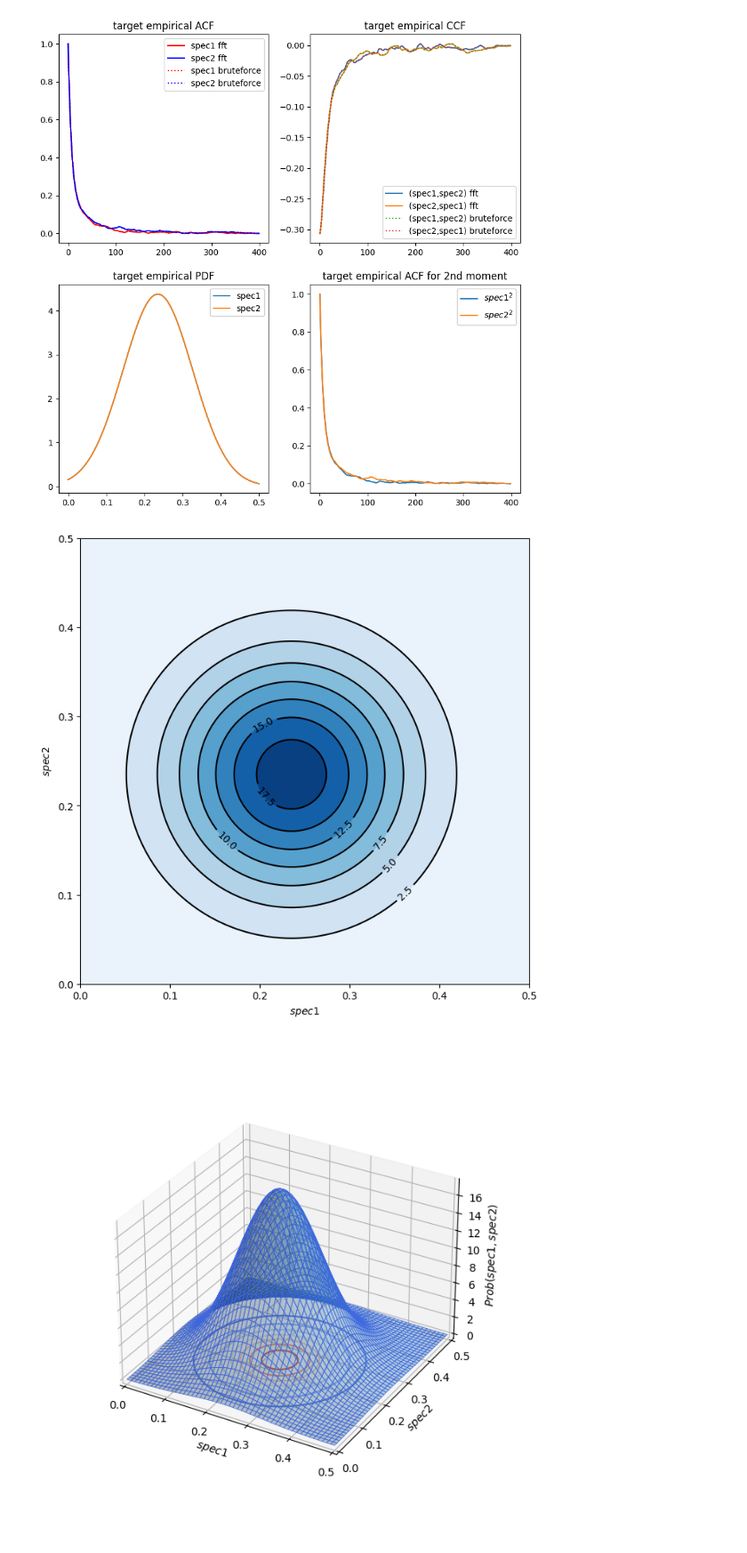
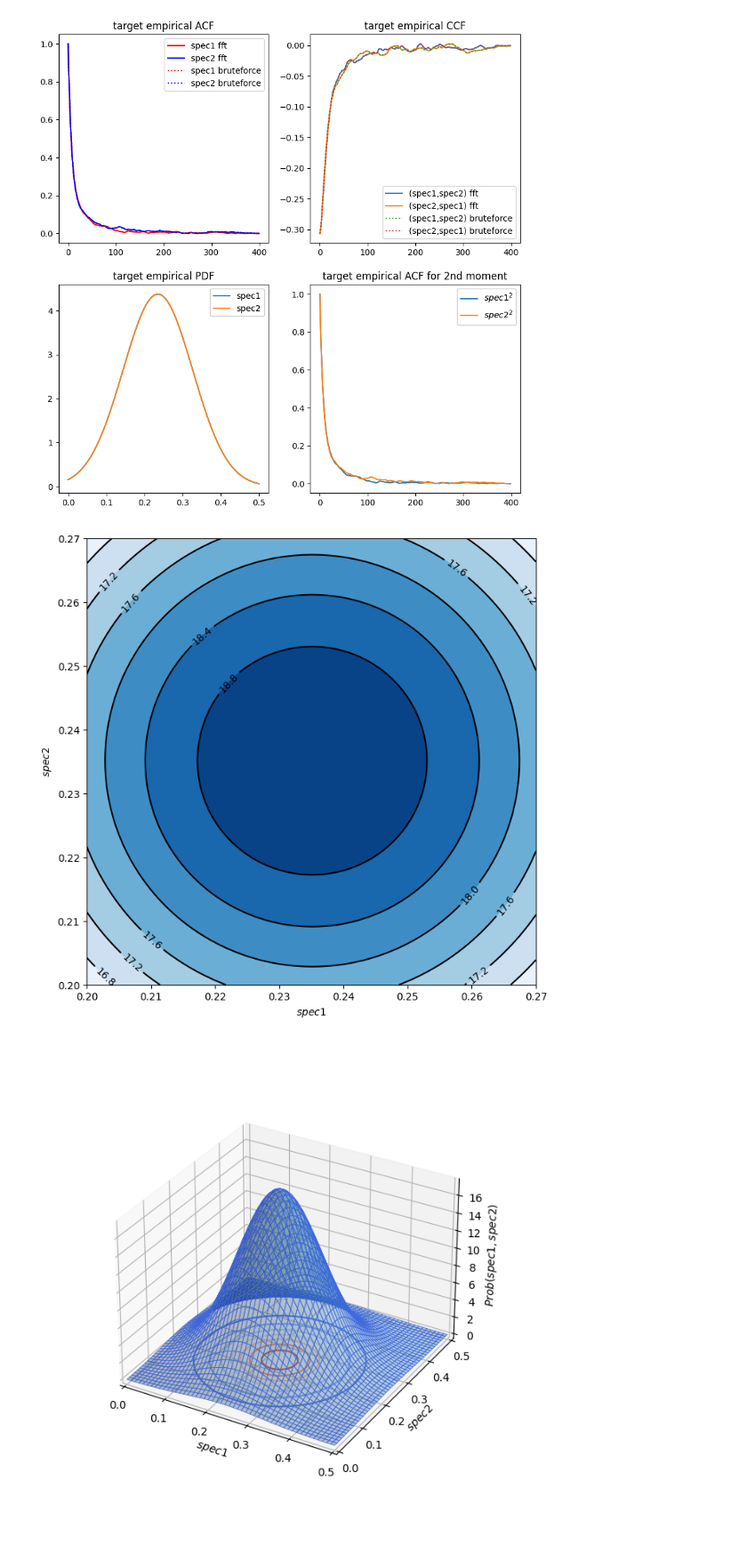
Before and after one commit to Zihan-Xu527/Multidimensional-SINN, a Jupyter notebook: KMC/SINN-KMC_periodic_2d_disads_2spec.ipynb, the cells around one changed output. Shown at 89% size. Drawn from its saved outputs; the diff is of its cells as text; code cells hidden in the pictures.

```diff
--- a/KMC/SINN-KMC_periodic_2d_disads_2spec.ipynb
+++ b/KMC/SINN-KMC_periodic_2d_disads_2spec.ipynb
@@ -198,8 +197,8 @@ loss_ccf_bruteforce = make_loss('ccf[bruteforce]', target, lags=LAGS, device=dev
 loss_ccf_randbrute = make_loss('ccf[randombrute]', target, lags=LAGS, sample_lags=20, device=device)
 
 loss_pdf_empirical1 = make_loss('pdf', target, lower=0, upper=0.5, n=N, bw=None, device=device)
-loss_pdf_empirical2 = make_loss('pdf6', target, lower=0, upper=0.5, n=N, bw=None, device=device)
-loss_pdf_empirical2D = make_loss('pdf2D', target, lower=0, upper=0.5, n=N, bw=None, device=device)
+loss_pdf_empirical2 = make_loss('pdf6', target, lower=-2, upper=2.5, n=N, bw=None, device=device)
+loss_pdf_empirical2D = make_loss('pdf2D', target, lower=0.2, upper=0.27, n=N, bw=None, device=device)
 # %%
 # Plotting target ACFs and PDF
 fig, axs = plt.subplots(2, 2, figsize=(10, 10))
@@ -237,29 +236,29 @@ plt.show()
 torch.Size([400, 2])
 [figure]
 # %%
-xmin, xmax = 0, 0.5
-ymin, ymax = 0, 0.5
+xmin, xmax = 0.2, 0.27
+ymin, ymax = 0.2, 0.27
 
 xx, yy = np.mgrid[xmin:xmax:400j, ymin:ymax:400j]
 fig = plt.figure(figsize=(8, 8))
 ax = fig.gca()
 ax.set_xlim(xmin, xmax)
 ax.set_ylim(ymin, ymax)
 
 # Contourf plot
 cfset = ax.contourf(xx, yy, loss_pdf_empirical2D._target.cpu(), cmap='Blues')
 ## Or kernel density estimate plot instead of the contourf plot
 
 # Contour plot
 cset = ax.contour(xx, yy, loss_pdf_empirical2D._target.cpu(), colors='k')
 # Label plot
 ax.clabel(cset, inline=1, fontsize=10)
 ax.set_xlabel(r'$spec1$')
 ax.set_ylabel(r'$spec2$')
 
 plt.show()
 # %% [output]
-[figure, old version]
+[figure, new version]
 # %%
 from mpl_toolkits.mplot3d import axes3d
 
```
Also changed, not shown: parts of 17 cells of this notebook, 1 other file.
